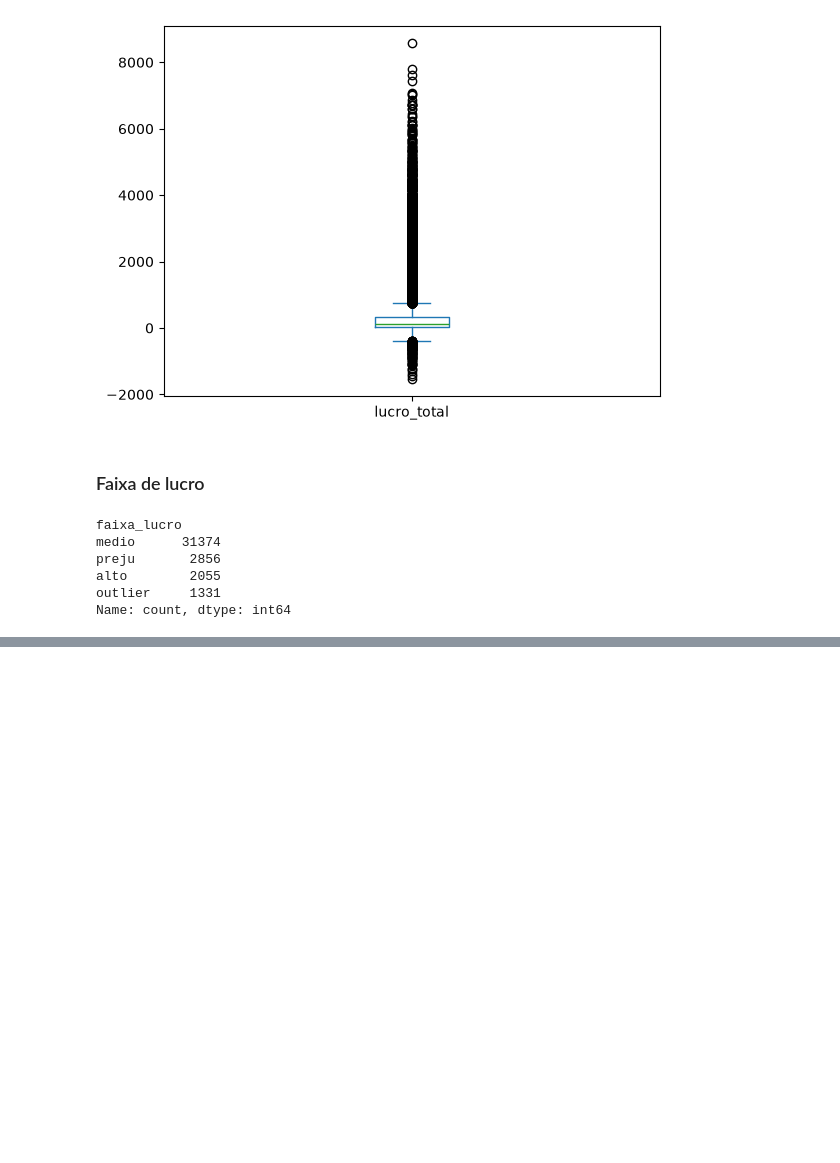
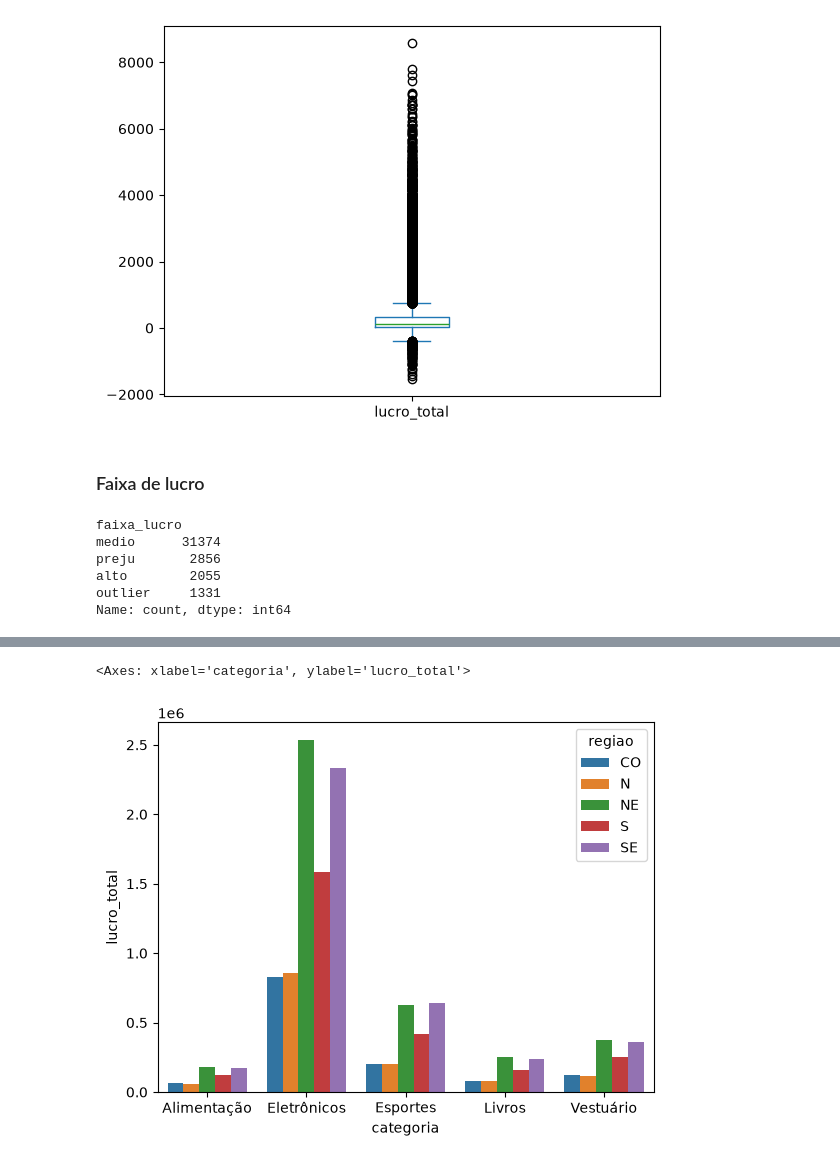
Before and after one commit to UFRJ-Analytica/ufrj-analytica-training, a Jupyter notebook: entregaveis/notebooks/rhenan_goncalves.ipynb, the cells around one changed output, grey strips where cells are left out. Cells and saved outputs as stored; diff of their text form; code cells hidden in the pictures; blank space fills up the shorter version.

```diff
--- a/entregaveis/notebooks/rhenan_goncalves.ipynb
+++ b/entregaveis/notebooks/rhenan_goncalves.ipynb
@@ -482,0 +650,8 @@ Name: count, dtype: int64
+# %%
+#faltou normalizar esse
+def aux(s):
+    if s == "SITEWEB":
+        return "SITE WEB"
+    return s
+df["canal_venda"] = df["canal_venda"].str.strip().str.upper().str.replace("Í","I").apply(aux)
+df.groupby("canal_venda")["canal_venda"].count()
@@ -482,0 +687,18 @@ Name: count, dtype: int64
+# %%
+def aux2(s):
+    ## checagem manual dos erros. em um caso maior tentaria gerar um embedding para cada palavra valida e ai aproximar
+    ## os erros dos embedidngs mais proximios; infelizmente n vai dar tempo de testar agr
+    if s=="RJ" or s=="RIO":
+        return "RIO DE JANEIRO"
+    if s =="SP" or s=="S. PAULO" or s=="SAO PAULO":
+        return "SÃO PAULO"
+    if s=="SLAVADOR" :
+        return "SALVADOR"
+    if s=="B. HORIZONTE" or s=="BH":
+        return "BELO HORIZONTE"
+    if s=="CURTIBA":
+        return "CURITIBA"
+    return s
+
+df["cidade"] = df["cidade"].str.strip().str.upper().apply(aux2)
+df["cidade"].value_counts()
@@ -482,0 +751,6 @@ Name: count, dtype: int64
+# %%
+regis = { "RECIFE":"NE","MANAUS":"N","FORTALEZA":"NE","GOIÂNIA":"CO","PORTO ALEGRE":"S","CURITIBA":"S", "SALVADOR":"NE","BELO HORIZONTE":"SE",
+       "RIO DE JANEIRO":"SE","SÃO PAULO":"SE" }
+
+regis = pd.DataFrame(regis.items(), columns = ["cidade","regiao"])
+regis
@@ -482,0 +769,3 @@ Name: count, dtype: int64
+# %%
+df = pd.merge(df,regis, left_on="cidade",right_on="cidade",how="left" )
+df
@@ -482,0 +786,6 @@ Name: count, dtype: int64
+# %%
+plot = df.groupby(["regiao","categoria"])["lucro_total"].sum().reset_index()
+sns.barplot(data = plot, x="categoria", y="lucro_total", hue="regiao")
+# %% [output]
+<Axes: xlabel='categoria', ylabel='lucro_total'>
+[figure, added]
```
Also changed, not shown: parts of 30 cells of this notebook.
